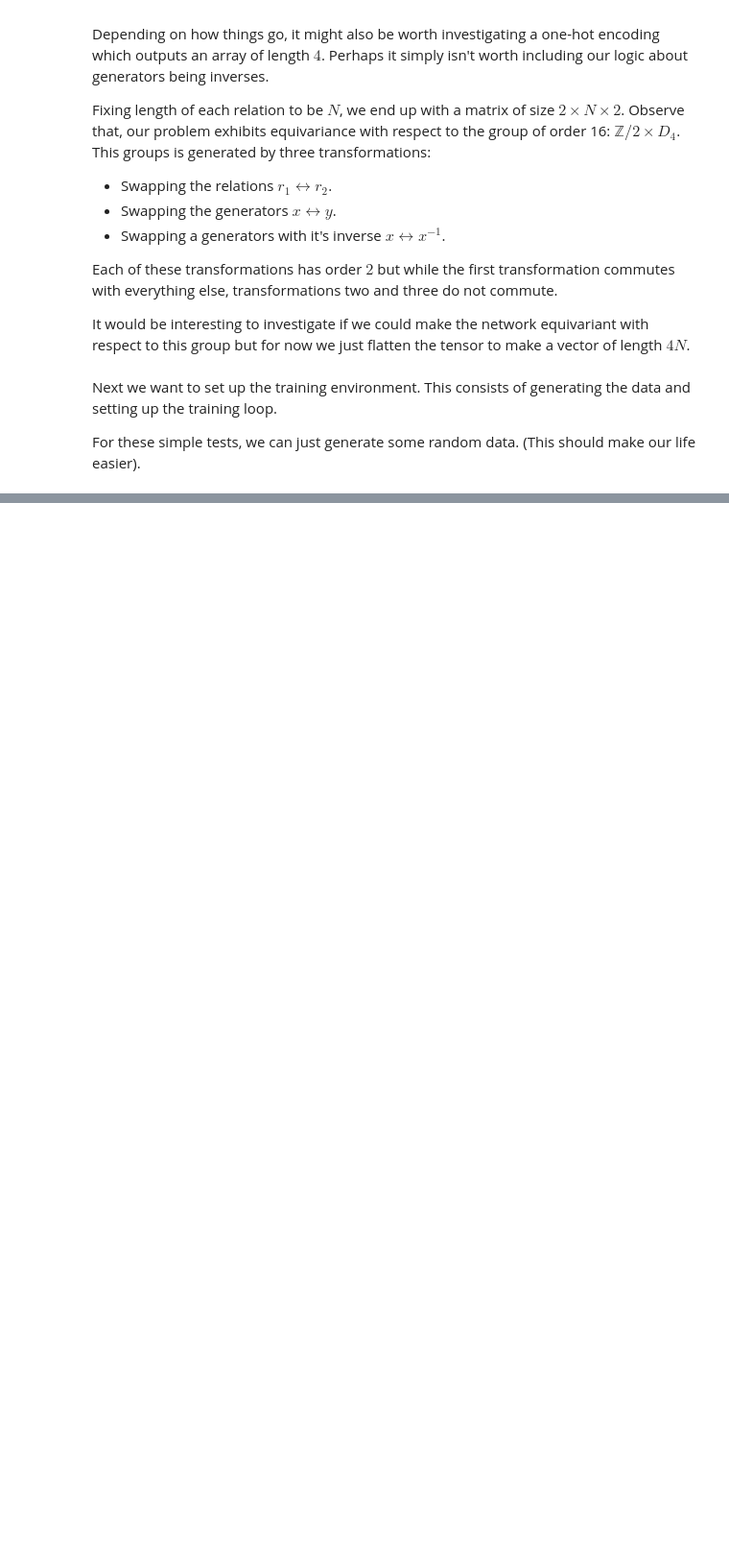
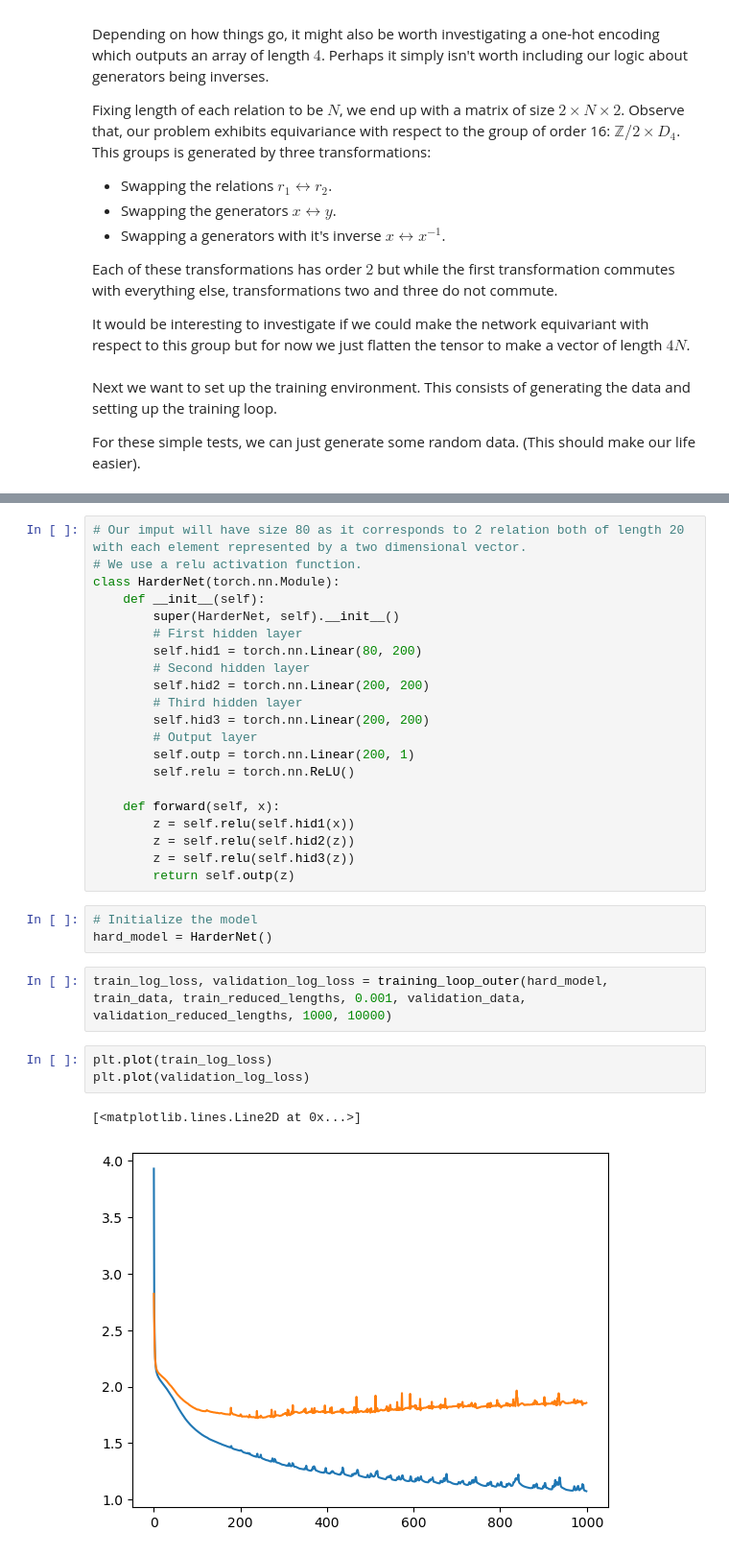
Before and after one commit to SyxtonPrime/AC-Solver, a Jupyter notebook: notebooks/Simple ML Testing.ipynb, the cells around one changed output, grey strips where cells are left out. Shown: that part at 96% size. Saved outputs shown, nothing was run; the diff lists cells and outputs as text; blank space fills up the shorter version.

```diff
--- a/notebooks/Simple ML Testing.ipynb
+++ b/notebooks/Simple ML Testing.ipynb
@@ -464,0 +173,32 @@ np.random.randint(1, 3)
+# %%
+# Our imput will have size 80 as it corresponds to 2 relation both of length 20 with each element represented by a two dimensional vector.
+# We use a relu activation function.
+class HarderNet(torch.nn.Module):
+    def __init__(self):
+        super(HarderNet, self).__init__()
+        # First hidden layer
+        self.hid1 = torch.nn.Linear(80, 200)
+        # Second hidden layer
+        self.hid2 = torch.nn.Linear(200, 200)
+        # Third hidden layer
+        self.hid3 = torch.nn.Linear(200, 200)
+        # Output layer
+        self.outp = torch.nn.Linear(200, 1)
+        self.relu = torch.nn.ReLU()
+
+    def forward(self, x):
+        z = self.relu(self.hid1(x))
+        z = self.relu(self.hid2(z))
+        z = self.relu(self.hid3(z))
+        return self.outp(z)
+# %%
+# Initialize the model
+hard_model = HarderNet()
+# %%
+train_log_loss, validation_log_loss = training_loop_outer(hard_model, train_data, train_reduced_lengths, 0.001, validation_data, validation_reduced_lengths, 1000, 10000)
+# %%
+plt.plot(train_log_loss)
+plt.plot(validation_log_loss)
+# %% [output]
+[<matplotlib.lines.Line2D at 0x...>]
+[figure, added]
```
Also changed, not shown: parts of 36 cells of this notebook.
